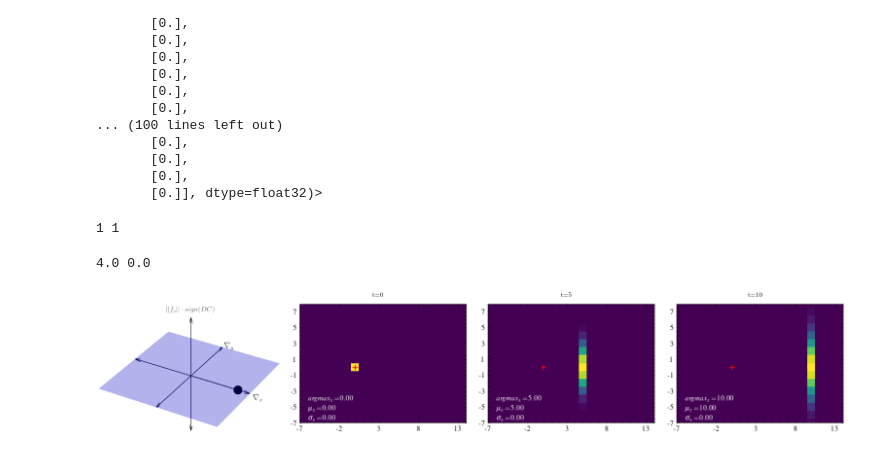
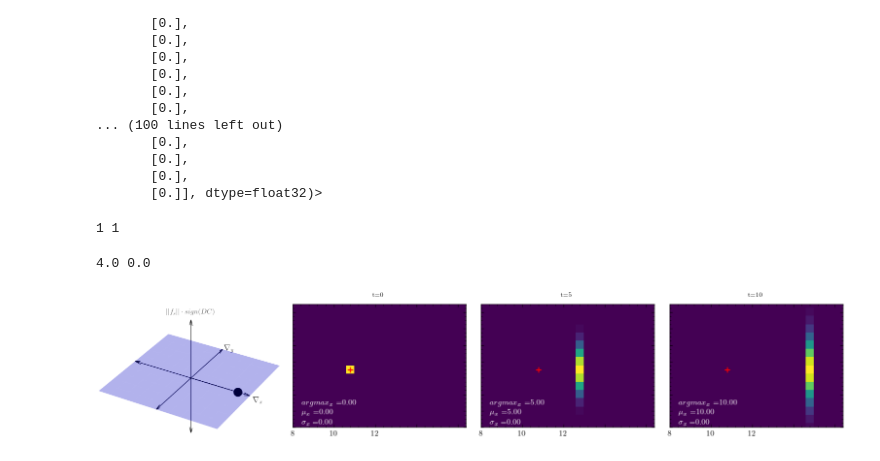
Before and after one commit to liamaltarac/miv_cvpr, a Jupyter notebook: propagation_unipolar/prop_uni_single_pixel_3x3.ipynb, the cells around one changed output. Saved outputs shown, nothing was run; the diff lists cells and outputs as text; code cells hidden in the pictures.

```diff
--- a/propagation_unipolar/prop_uni_single_pixel_3x3.ipynb
+++ b/propagation_unipolar/prop_uni_single_pixel_3x3.ipynb
@@ -180,42 +180,44 @@ for beta2 in beta2s:
 			# Re-label ticks relative to midpoint
 			xticks = ax.get_xticks()
 			yticks = ax.get_yticks()
-			ax.set_xticklabels([int(t - mid) for t in xticks])
-			ax.set_yticklabels([int(t - mid) for t in yticks])
 
+			#ax.set_xticklabels(np.arange(min_x, max_x+1, step=2))
+			#ax.set_yticklabels(np.arange(min_y, max_y+1, step=2))
+			ax.set_xticklabels(np.arange(np.sign(min_x) * (min_x//2)*2, (max_x//2)*2, step=2))
+			ax.set_yticklabels(np.arange(np.sign(min_y) * (min_y//2)*2, (max_y//2)*2, step=2))
 
 			#ax.set_xticks(np.linspace(-round(std)-1, round(std)+1, int(0.5*(std)+3)))
 			#fig.colorbar(im, orientation='vertical')
 
 			plt.close(fig)
 			buf = BytesIO()
 			fig.savefig(buf, format="png", dpi=fig.dpi, bbox_inches="tight")
 			buf.seek(0)
 
 
 			images.append(Image.open(buf))
 
 		x = tf.nn.relu( tf.nn.conv2d(x, w , strides=(1,1),
 								padding='SAME') )
 
 	#Generate Plot
 	fig = plt.figure(figsize=(16,4))
 	gs = fig.add_gridspec(1,len(timestamps)+1, wspace=0.04)
 
 	ax0 = fig.add_subplot(gs[0])
 	ax0.imshow(plot_filter_x(beta2))
 	ax0.axis('off')
 	for i, im in enumerate(images):
 		ax0 = fig.add_subplot(gs[i+1])
 		ax0.imshow(im)
 		ax0.axis('off')
 		ax0.set_title(f"t={timestamps[i]}")
 
 	fig.subplots_adjust(left=0.02, right=0.98, top=0.9, bottom=0.01, wspace=0.01)
 # %% [output]
 1 1
 4.0 0.0
-[figure, old version]
+[figure, new version]
 # %%
 min_x, max_x, min_y, max_y
 # %% [output]
```
Also changed, not shown: parts of 5 cells of this notebook.
